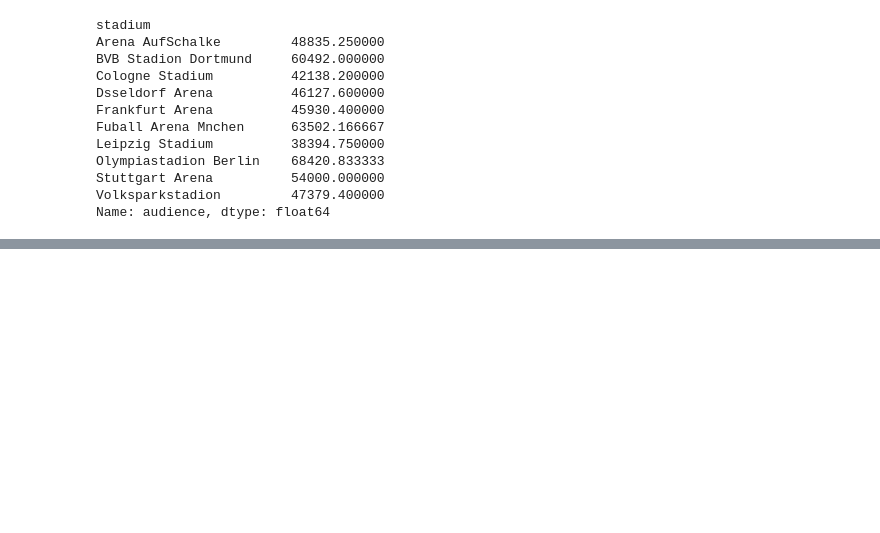
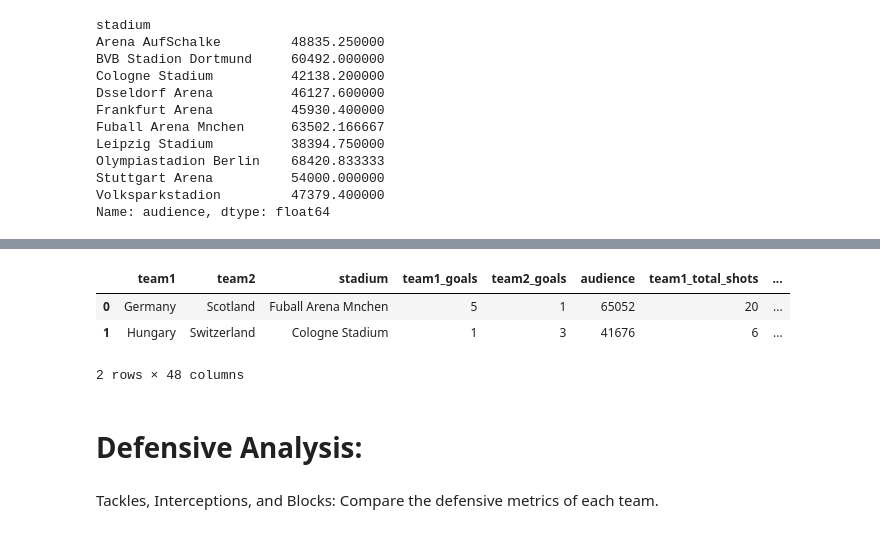
Before and after one commit to brianisinga/data-analysis-with-python, a Jupyter notebook: UEFA_Euro_2024.ipynb, the cells around one changed output, grey strips where cells are left out. Saved outputs shown, nothing was run; the diff lists cells and outputs as text; code cells hidden in the pictures; blank space fills up the shorter version.

```diff
--- a/UEFA_Euro_2024.ipynb
+++ b/UEFA_Euro_2024.ipynb
@@ -159,0 +171,13 @@ Name: audience, dtype: float64
+# %%
+matches['team1_shot_accuracy'] = matches['team1_shots_on_target'] / matches['team1_total_shots']
+matches['team2_shot_accuracy'] = matches['team2_shots_on_target'] / matches['team2_total_shots']
+matches.head(2)
+# %% [output]
+|  | team1 | team2 | stadium | team1_goals | team2_goals | audience | team1_total_shots | ... |
+| 0 | Germany | Scotland | Fuball Arena Mnchen | 5 | 1 | 65052 | 20 | ... |
+| 1 | Hungary | Switzerland | Cologne Stadium | 1 | 3 | 41676 | 6 | ... |
+2 rows × 48 columns
+# %% [markdown]
+# **Defensive Analysis:**
+# %% [markdown]
+Tackles, Interceptions, and Blocks: Compare the defensive metrics of each team.
```
Also changed, not shown: parts of 3 cells of this notebook.
